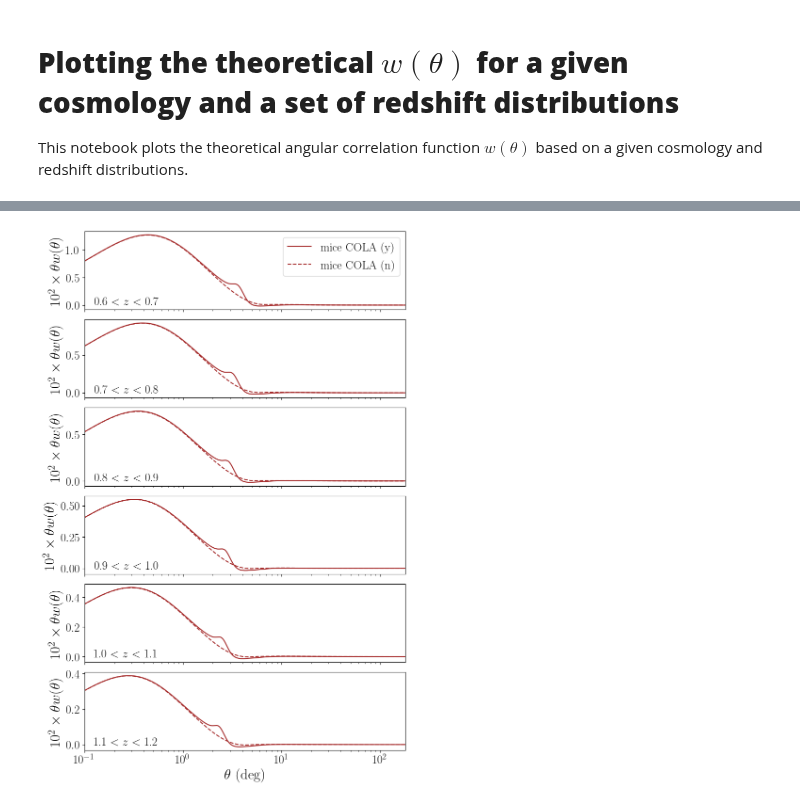
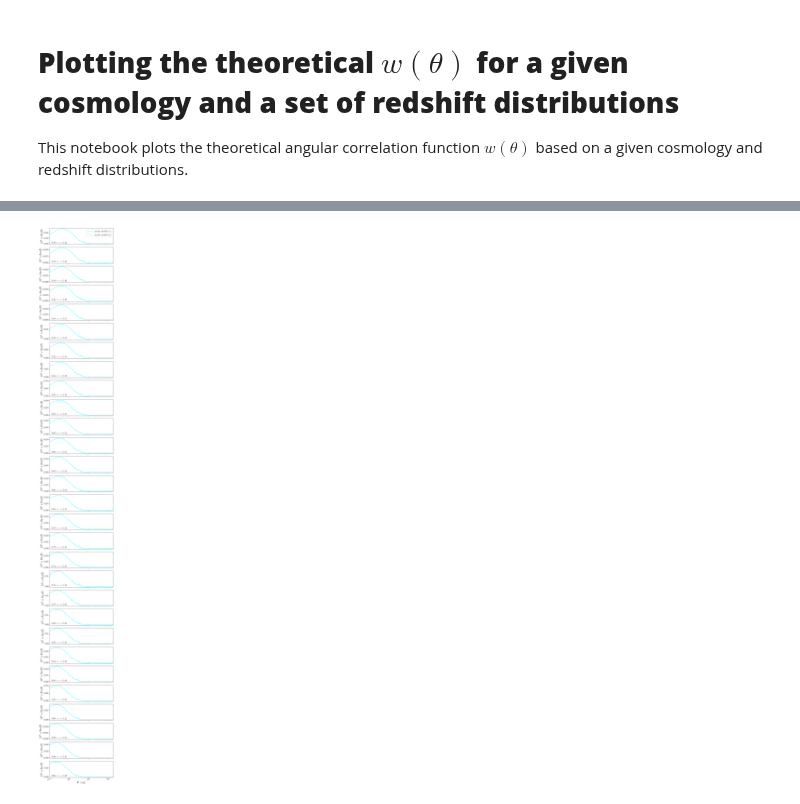
Before and after one commit to juanejo95/BAOfit_wtheta, a Jupyter notebook: nb_plot_wtheta_template.ipynb, the cells around one changed output, grey strips where cells are left out. Cells and saved outputs as stored; diff of their text form; code cells hidden in the pictures.

```diff
--- a/nb_plot_wtheta_template.ipynb
+++ b/nb_plot_wtheta_template.ipynb
@@ -15,36 +15,45 @@ plt.rcParams["font.serif"] = "Times New Roman"
 from utils_template import TemplateInitializer
 from utils_data import RedshiftDistributions
 
-galaxy_bias = {bin_z: 1.5 for bin_z in range(10)}
+galaxy_bias = {bin_z: 1.5 for bin_z in range(30)}
 
-dataset = "COLAY6"
+# nz_flags = ["fid"]
+# cosmology_templates = ["mice", "planck"]
 
-# cosmology_templates = ["mice", "planck"]
+# nz_flags = ["fid", "clusteringz"]
+# cosmology_templates = ["planck"]
+
 # nz_flags = ["fid"]
+# cosmology_templates = ["planck"]
 
-# cosmology_templates = ["planck"]
-# nz_flags = ["fid", "clusteringz"]
+dataset = "DESY6_COLA"
+nz_flags = ["mocks"]
+cosmology_templates = ["mice"]
 
-# cosmology_templates = ["planck"]
-# nz_flags = ["fid"]
-
-cosmology_templates = ["mice"]
-nz_flags = ["COLA"]
+dataset = "DESIY1_LRG_Abacus"
+nz_flags = ["mocks"]
+cosmology_templates = ["desifid"]
 
 colors = {
-    ("mice", "fid"): "blue",
-    ("mice", "clusteringz"): "green",
-    ("mice", "COLA"): "brown",
-    ("planck", "fid"): "red",
-    ("planck", "clusteringz"): "orange",
-    ("desifid", "fid"): "purple",
+    ("DESY6", "fid", "mice"): "blue",
+    ("DESY6", "fid", "planck"): "red",
+    ("DESY6", "fid", "desifid"): "purple",
+    ("DESY6", "clusteringz", "mice"): "green",
+    ("DESY6", "clusteringz", "planck"): "orange",
+    ("DESY6_COLA", "mocks", "mice"): "brown",
+    ("DESIY1_LRG_Abacus", "mocks", "desifid"): "cyan",
 }
 
+nbins = {
+    ("DESY6", "fid"): 6,
+    ("DESY6","clusteringz"): 4,
+    ("DESY6_COLA", "mocks"): 6,
+    ("DESIY1_LRG_Abacus", "mocks"): 29,
+}
 
-nbins = {"fid": 6, "COLA": 6, "clusteringz": 4}
 linestyle = {"y": "-", "n": "--"}
 
-nbins_max = max(nbins[nz_flag] for nz_flag in nz_flags)
+nbins_max = max(nbins[dataset, nz_flag] for nz_flag in nz_flags)
 text_added = {bin_z: False for bin_z in range(nbins_max)}
 
 fig, axs = plt.subplots(nbins_max, 1, figsize=(8, 2 * nbins_max), sharex=True)
@@ -52,19 +61,19 @@ fig, axs = plt.subplots(nbins_max, 1, figsize=(8, 2 * nbins_max), sharex=True)
 for cosmology_template in cosmology_templates:
     for nz_flag in nz_flags:
         z_edges = RedshiftDistributions(dataset, nz_flag, verbose=False).z_edges
-        color = colors[(cosmology_template, nz_flag)]
+        color = colors[(dataset, nz_flag, cosmology_template)]
 
         wtheta = {}
         wtheta_bb = {}
         wtheta_bf = {}
         wtheta_ff = {}
 
-        for bin_z in range(nbins[nz_flag]):
+        for bin_z in range(nbins[dataset, nz_flag]):
             ax = axs[bin_z]
 
             for include_wiggles in ["y", "n"]:
 
-                label = cosmology_template + " " + nz_flag + " (" + include_wiggles + ")"
+                label = nz_flag + " " + cosmology_template + " (" + include_wiggles + ")"
 
                 template_initializer = TemplateInitializer(
                     include_wiggles="" if include_wiggles == "y" else "_nowiggles",
@@ -93,12 +102,15 @@ for cosmology_template in cosmology_templates:
             ax.tick_params(axis="x", labelsize=18)
             ax.tick_params(axis="y", labelsize=18)
 
-            if nbins[nz_flag] == nbins_max and not text_added[bin_z]:
-                ax.text(0.13, 0.1, f"{z_edge[0]} $< z <$ {z_edge[1]}", ha="center", va="center", transform=ax.transAxes, fontsize=18)
+            if nbins[dataset, nz_flag] == nbins_max and not text_added[bin_z]:
+                if dataset not in ["DESIY1_LRG_Abacus"]:
+                    ax.text(0.03, 0.1, f"{z_edge[0]} $< z <$ {z_edge[1]}", ha="left", va="center", transform=ax.transAxes, fontsize=18)
+                else:
+                    ax.text(0.03, 0.1, f"{z_edge[0]:.2f} $< z <$ {z_edge[1]:.2f}", ha="left", va="center", transform=ax.transAxes, fontsize=18)
                 text_added[bin_z] = True
 
         # if cosmology_template == cosmology_templates[0]:  # Add legend only to the first cosmology template
-        axs[0].legend(loc="upper right", fontsize=18, ncol=len(cosmology_templates) * len(nz_flags))
+        axs[0].legend(loc="upper right", fontsize=18, ncol=len(nz_flags) * len(cosmology_templates))
 
 plt.tight_layout()
 plt.show()
@@ -106 +119 @@ plt.show()
-[figure, old version]
+[figure, new version]
```
Also changed, not shown: parts of 1 cell of this notebook, 20 other files.
